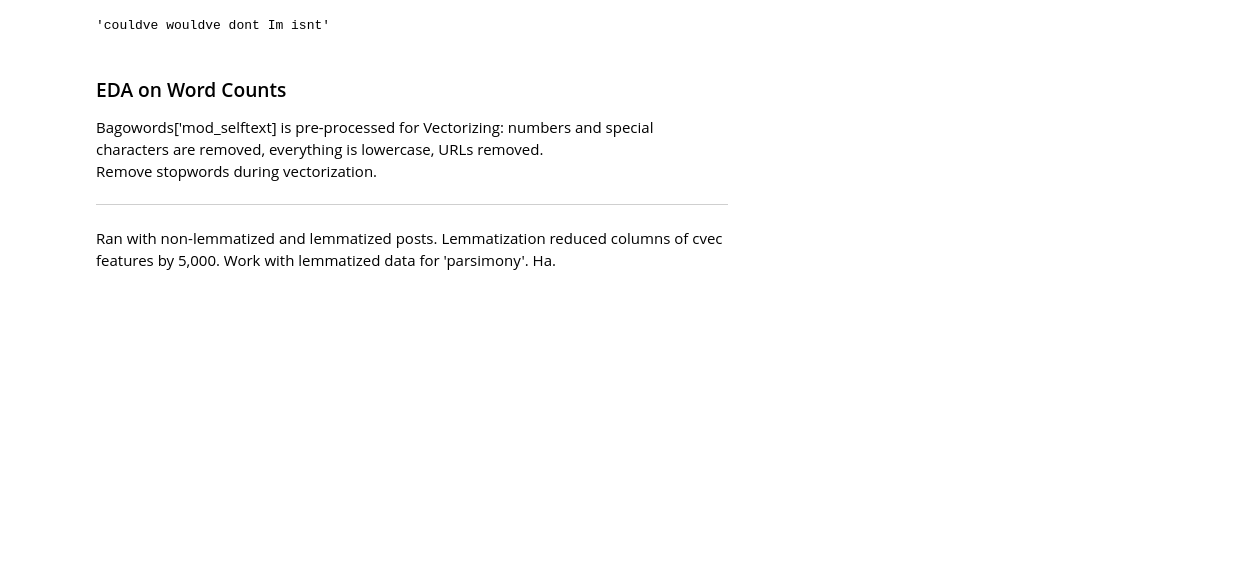
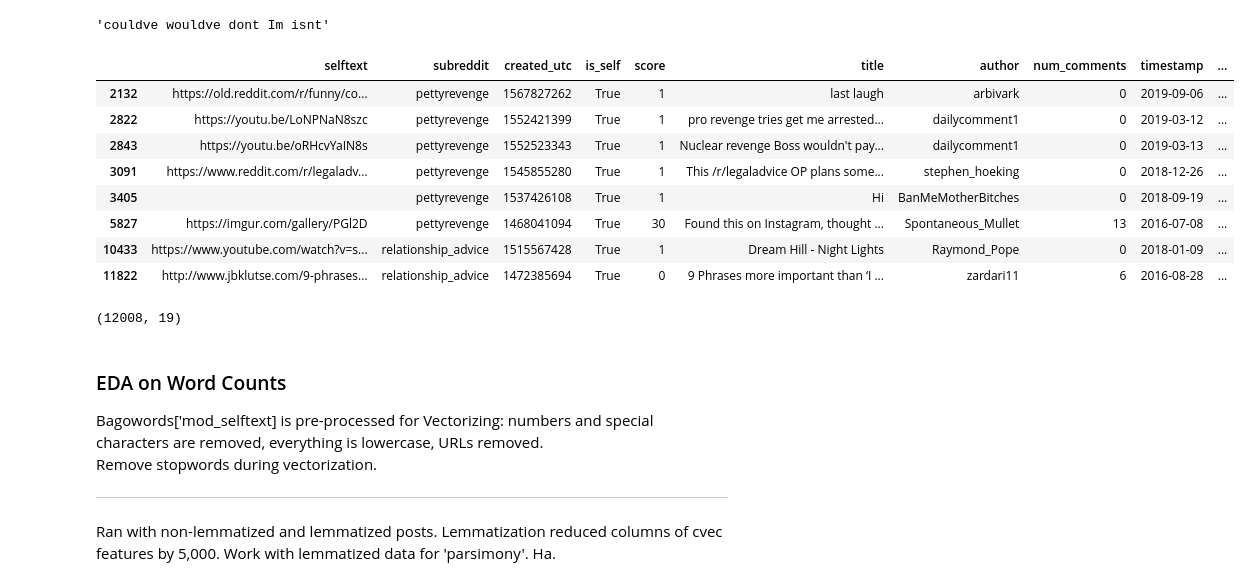
Before and after one commit to welcometohelen/NLP_classifier, a Jupyter notebook: structure_and_bow.ipynb, the cells around one changed output. Drawn from its saved outputs; the diff is of its cells as text; code cells hidden in the pictures; blank space fills up the shorter version.

```diff
--- a/structure_and_bow.ipynb
+++ b/structure_and_bow.ipynb
@@ -204,3 +200,20 @@ combo_structured['mod_selftext'] = combo_structured['mod_selftext'].apply(lambda
 # %%
 lemmatizer = WordNetLemmatizer()
 combo_structured['lem_selftext'] = combo_structured['mod_selftext'].apply(lambda x: ' '.join([lemmatizer.lemmatize(i) for i in x.split()]))
+# %%
+# 8 posts that were JUST urls are now blank.  Read as nulls later, so remove now
+combo_structured.loc[combo_structured['lem_selftext']=='']
+# %% [output]
+|  | selftext | subreddit | created_utc | is_self | score | title | author | num_comments | timestamp | ... |
+| 2132 | https://old.reddit.com/r/funny/co... | pettyrevenge | 1567827262 | True | 1 | last laugh | arbivark | 0 | 2019-09-06 | ... |
+| 2822 | https://youtu.be/LoNPNaN8szc | pettyrevenge | 1552421399 | True | 1 | pro revenge tries get me arrested... | dailycomment1 | 0 | 2019-03-12 | ... |
+| 2843 | https://youtu.be/oRHcvYaIN8s | pettyrevenge | 1552523343 | True | 1 | Nuclear revenge Boss wouldn't pay... | dailycomment1 | 0 | 2019-03-13 | ... |
+| 3091 | https://www.reddit.com/r/legaladv... | pettyrevenge | 1545855280 | True | 1 | This /r/legaladvice OP plans some... | stephen_hoeking | 0 | 2018-12-26 | ... |
+| 3405 |  | pettyrevenge | 1537426108 | True | 1 | Hi | BanMeMotherBitches | 0 | 2018-09-19 | ... |
+| 5827 | https://imgur.com/gallery/PGl2D | pettyrevenge | 1468041094 | True | 30 | Found this on Instagram, thought ... | Spontaneous_Mullet | 13 | 2016-07-08 | ... |
+| 10433 | https://www.youtube.com/watch?v=s... | relationship_advice | 1515567428 | True | 1 | Dream Hill - Night Lights | Raymond_Pope | 0 | 2018-01-09 | ... |
+| 11822 | http://www.jbklutse.com/9-phrases... | relationship_advice | 1472385694 | True | 0 | 9 Phrases more important than ‘I ... | zardari11 | 6 | 2016-08-28 | ... |
+# %%
+combo_structured.shape
+# %% [output]
+(12008, 19)
```
Also changed, not shown: parts of 9 cells of this notebook, 5 other files.
